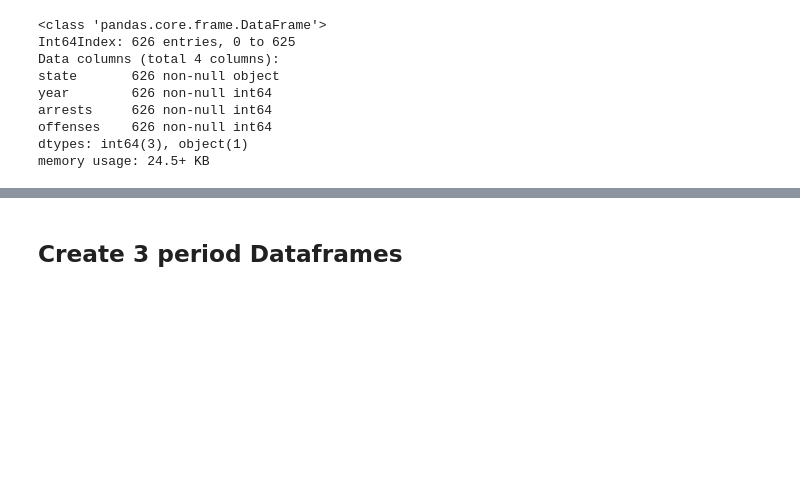
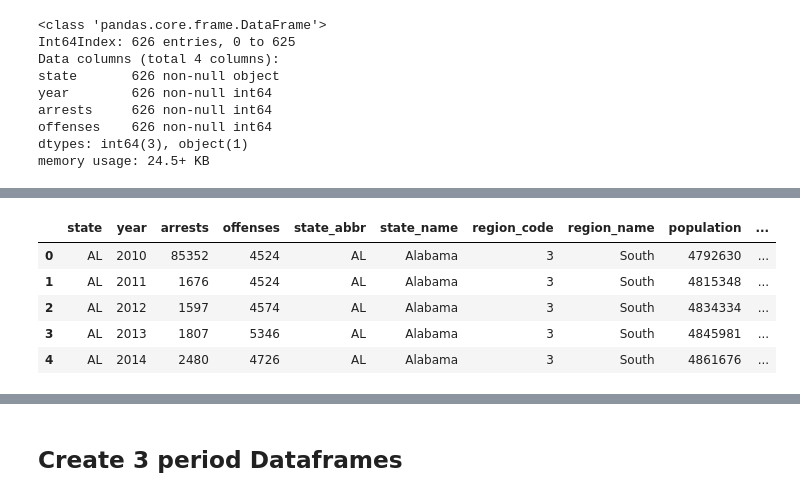
Before and after one commit to PhilBusko/StatsProject, a Jupyter notebook: analysis_arrest_offenses.ipynb, the cells around one changed output, grey strips where cells are left out. Cells and saved outputs as stored; diff of their text form; code cells hidden in the pictures; blank space fills up the shorter version.

```diff
--- a/analysis_arrest_offenses.ipynb
+++ b/analysis_arrest_offenses.ipynb
@@ -214,0 +283,3 @@ offense_year_df
+# %%
+population_df = employment_df[['state_abbr', 'year', 'population']]
+population_df.head()
@@ -325,0 +349,10 @@ combined_region_df
+# %%
+merge_4_df = pd.merge(merge_3_df, victim_total_df, how='inner', on=['state', 'year'])
+merge_4_df.head()
+# %% [output]
+|  | state | year | arrests | offenses | state_abbr | state_name | region_code | region_name | population | ... |
+| 0 | AL | 2010 | 85352 | 4524 | AL | Alabama | 3 | South | 4792630 | ... |
+| 1 | AL | 2011 | 1676 | 4524 | AL | Alabama | 3 | South | 4815348 | ... |
+| 2 | AL | 2012 | 1597 | 4574 | AL | Alabama | 3 | South | 4834334 | ... |
+| 3 | AL | 2013 | 1807 | 5346 | AL | Alabama | 3 | South | 4845981 | ... |
+| 4 | AL | 2014 | 2480 | 4726 | AL | Alabama | 3 | South | 4861676 | ... |
```
Also changed, not shown: parts of 29 cells of this notebook.
